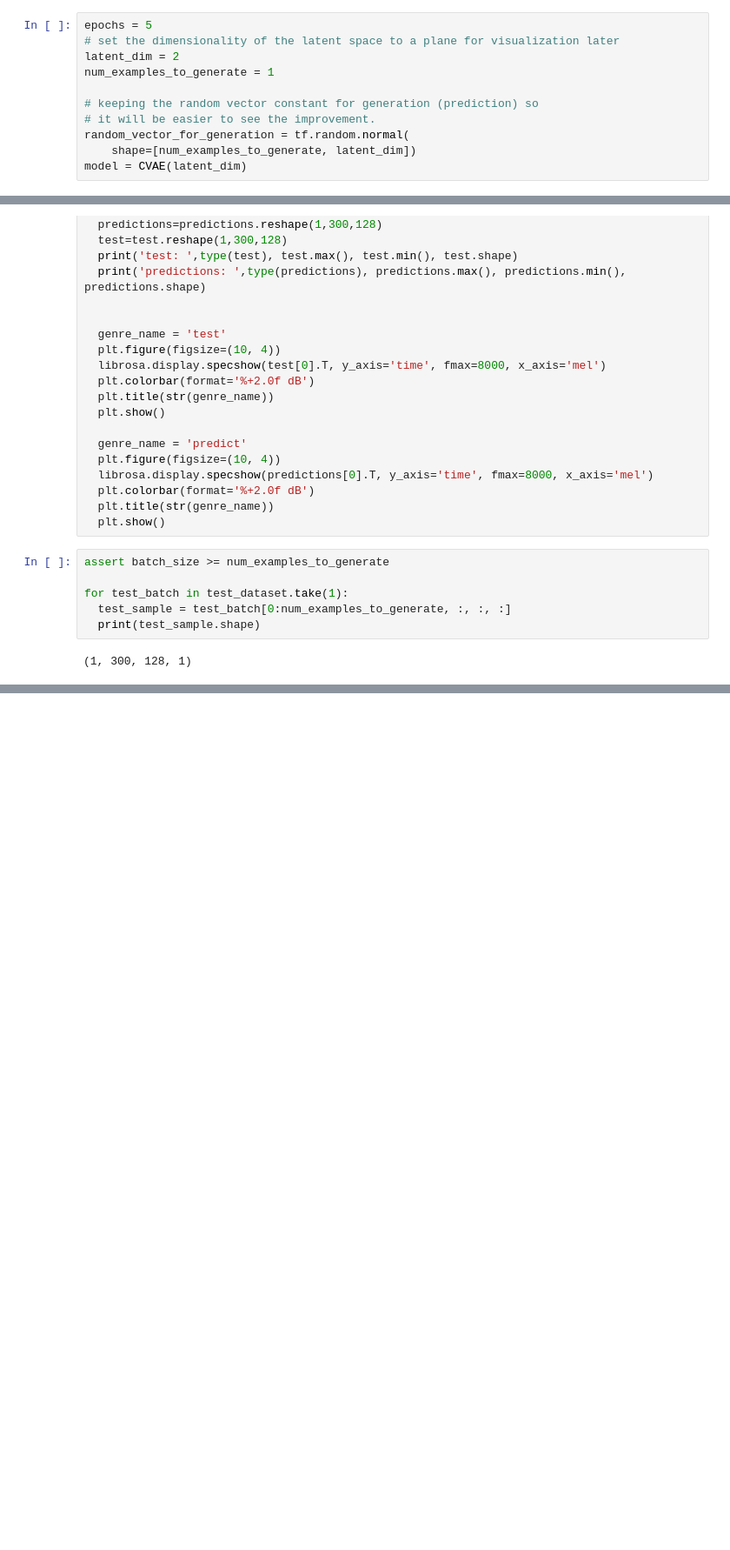
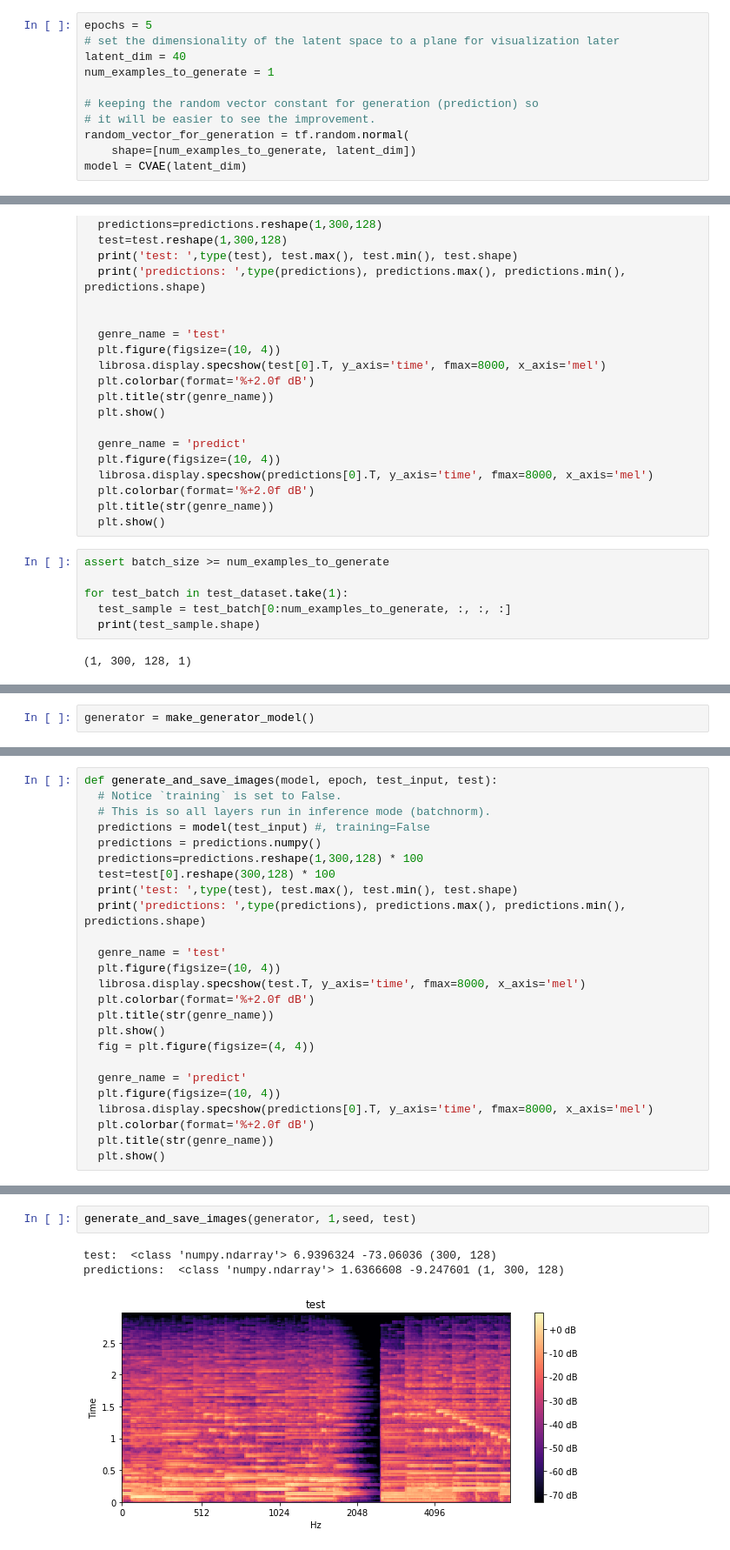
Before and after one commit to CSCCNY/final-project-recomposeclassics, a Jupyter notebook: Bethold_model.ipynb, the cells around one changed output, grey strips where cells are left out. Shown at 87% size. Saved outputs shown, nothing was run; the diff lists cells and outputs as text; blank space fills up the shorter version.

```diff
--- a/Bethold_model.ipynb
+++ b/Bethold_model.ipynb
@@ -273,7 +227,7 @@ def train_step(model, x, optimizer):
 # %%
 epochs = 5
 # set the dimensionality of the latent space to a plane for visualization later
-latent_dim = 2
+latent_dim = 40
 num_examples_to_generate = 1
 
 # keeping the random vector constant for generation (prediction) so
@@ -370,0 +324,2 @@ time = [406, 398, ]
+# %%
+generator = make_generator_model()
@@ -370,0 +425,25 @@ time = [406, 398, ]
+# %%
+def generate_and_save_images(model, epoch, test_input, test):
+  # Notice `training` is set to False.
+  # This is so all layers run in inference mode (batchnorm).
+  predictions = model(test_input) #, training=False
+  predictions = predictions.numpy()
+  predictions=predictions.reshape(1,300,128) * 100
+  test=test[0].reshape(300,128) * 100
+  print('test: ',type(test), test.max(), test.min(), test.shape)
+  print('predictions: ',type(predictions), predictions.max(), predictions.min(), predictions.shape)
+
+  genre_name = 'test'
+  plt.figure(figsize=(10, 4))
+  librosa.display.specshow(test.T, y_axis='time', fmax=8000, x_axis='mel')
+  plt.colorbar(format='%+2.0f dB')
+  plt.title(str(genre_name))
+  plt.show()
+  fig = plt.figure(figsize=(4, 4))
+
+  genre_name = 'predict'
+  plt.figure(figsize=(10, 4))
+  librosa.display.specshow(predictions[0].T, y_axis='time', fmax=8000, x_axis='mel')
+  plt.colorbar(format='%+2.0f dB')
+  plt.title(str(genre_name))
+  plt.show()
@@ -370,0 +458,6 @@ time = [406, 398, ]
+# %%
+generate_and_save_images(generator, 1,seed, test)
+# %% [output]
+test:  <class 'numpy.ndarray'> 6.9396324 -73.06036 (300, 128)
+predictions:  <class 'numpy.ndarray'> 1.6366608 -9.247601 (1, 300, 128)
+[figure, added]
```
Also changed, not shown: parts of 20 cells of this notebook.
